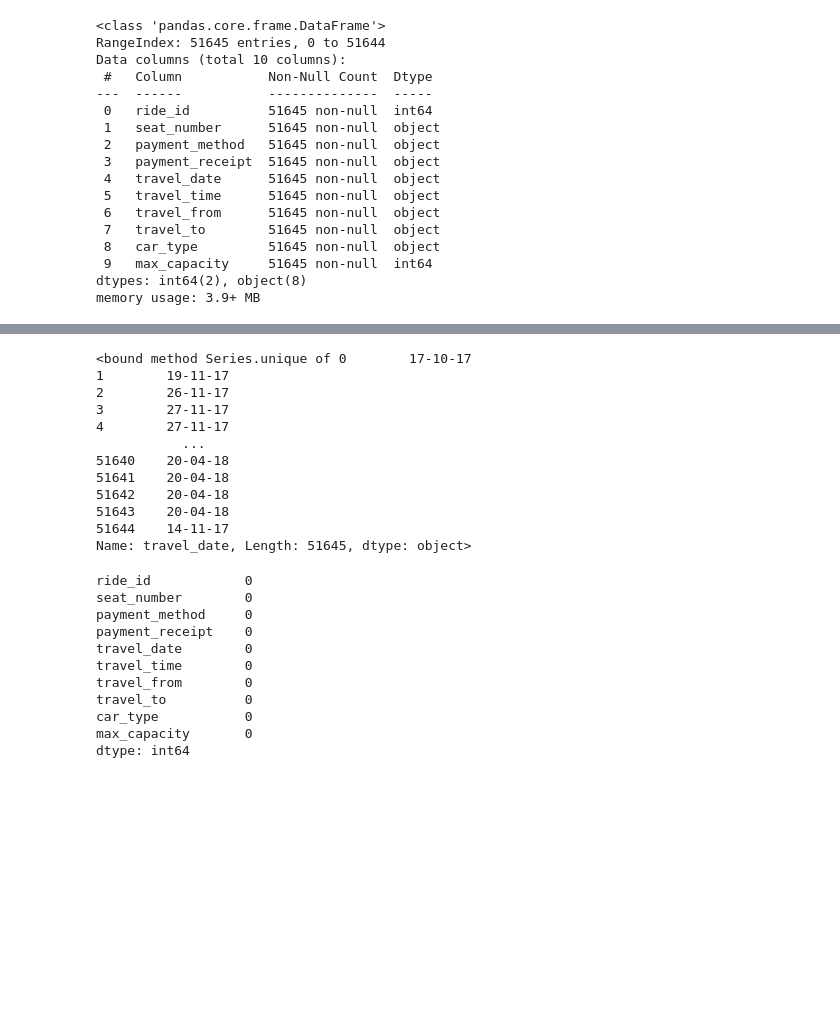
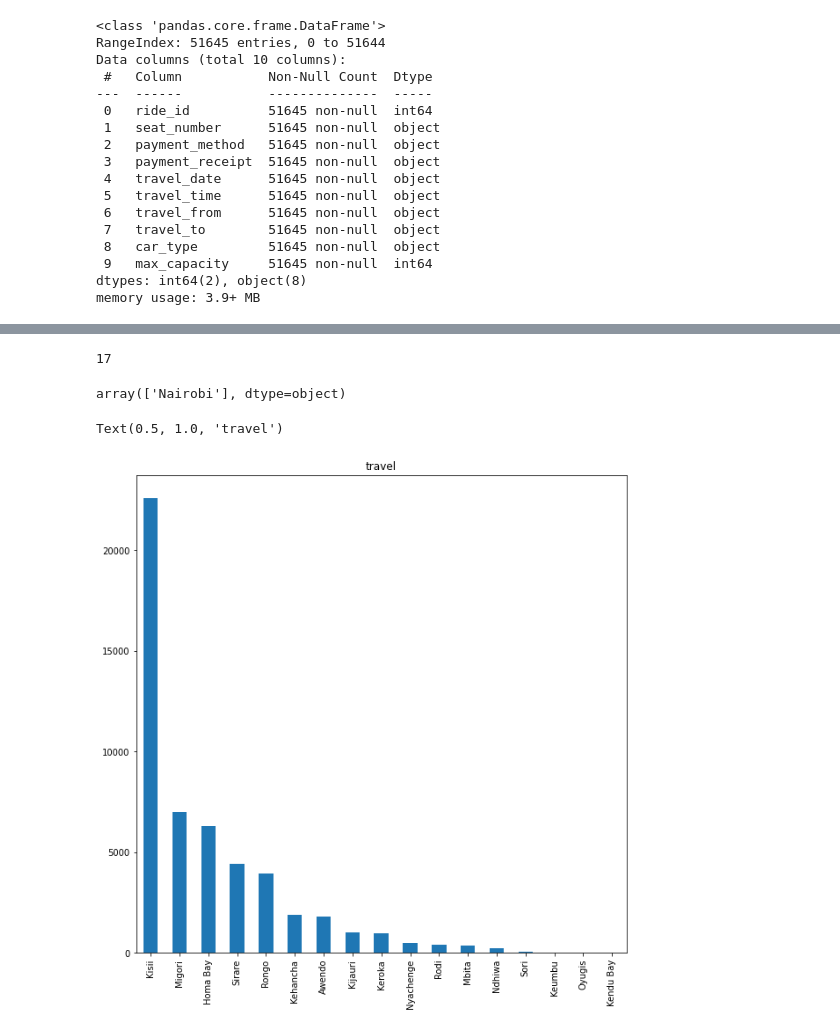
Before and after one commit to spandit98/Transport_Demand_Prediction, a Jupyter notebook: Transport_Demand_Prediction_Soumyadeep.ipynb, the cells around one changed output, grey strips where cells are left out. Drawn from its saved outputs; the diff is of its cells as text; code cells hidden in the pictures; blank space fills up the shorter version.

```diff
--- a/Transport_Demand_Prediction_Soumyadeep.ipynb
+++ b/Transport_Demand_Prediction_Soumyadeep.ipynb
@@ -141,29 +176,18 @@ memory usage: 3.9+ MB
+# %%
+len(source_count)
+# %% [output]
+17
 # %%
-df.travel_date.unique
+df.travel_to.unique()
 # %% [output]
-<bound method Series.unique of 0        17-10-17
-1        19-11-17
-2        26-11-17
-3        27-11-17
-4        27-11-17
-           ...
-51640    20-04-18
-51641    20-04-18
-51642    20-04-18
-51643    20-04-18
-51644    14-11-17
-Name: travel_date, Length: 51645, dtype: object>
+array(['Nairobi'], dtype=object)
-# %%
-df.isnull().sum()
-# %% [output]
-ride_id            0
-seat_number        0
-payment_method     0
-payment_receipt    0
-travel_date        0
-travel_time        0
-travel_from        0
-travel_to          0
-car_type           0
-max_capacity       0
-dtype: int64
+# %%
+#Source of highest no. of buses
+travel_source=df.travel_from.value_counts()
+# %%
+plt.subplots(figsize=(10,10))
+travel_source.plot(kind='bar')
+plt.title('travel')
+# %% [output]
+Text(0.5, 1.0, 'travel')
+[figure, added]
```
Also changed, not shown: parts of 8 cells of this notebook.
